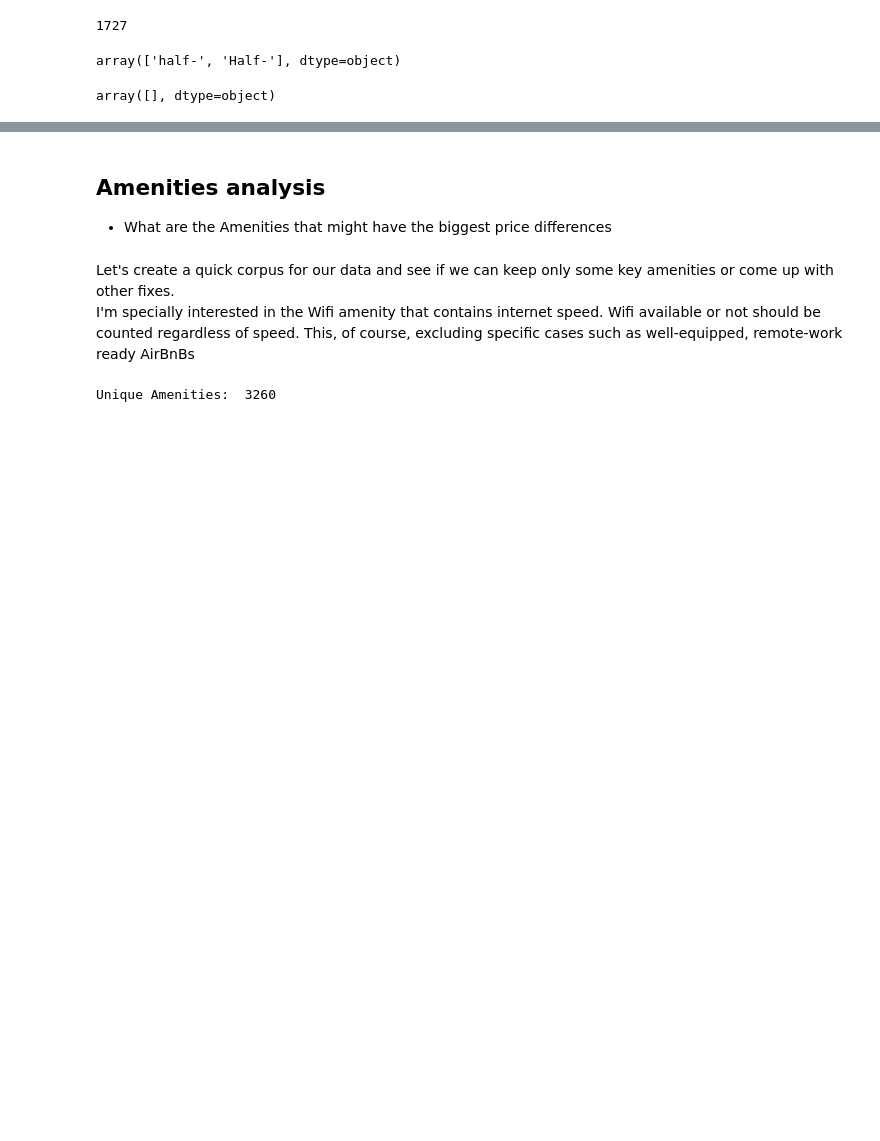
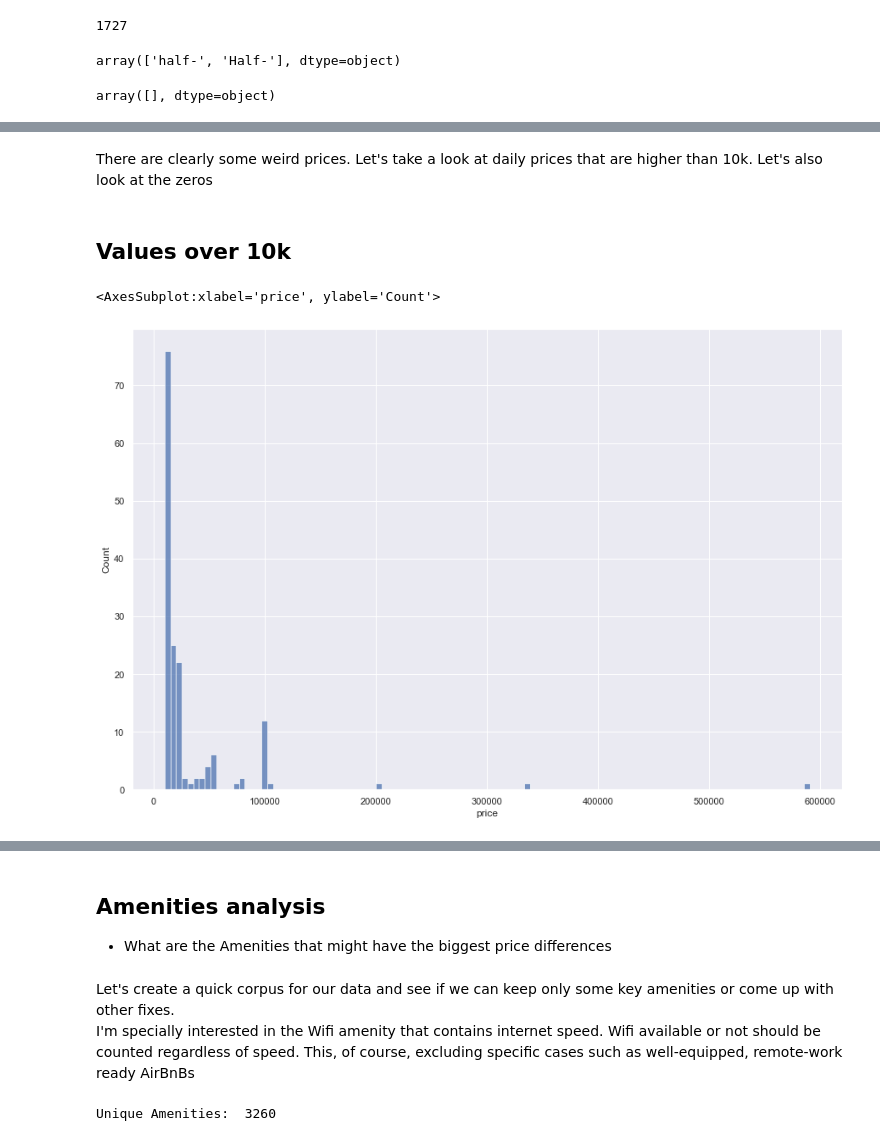
Before and after one commit to bglucca/RioAirBnB, a Jupyter notebook: analysis.ipynb, the cells around one changed output, grey strips where cells are left out. Saved outputs shown, nothing was run; the diff lists cells and outputs as text; code cells hidden in the pictures; blank space fills up the shorter version.

```diff
--- a/analysis.ipynb
+++ b/analysis.ipynb
@@ -297,0 +413,4 @@ df_subset['bathrooms_text'] = df_subset['bathrooms_text'].astype(float)
+# %%
+df_subset['neighbourhood_cleansed'] = df_subset['neighbourhood_cleansed'].apply(unidecode.unidecode)
+
+df_subset['neighbourhood_cleansed'] = df_subset['neighbourhood_cleansed'].str.lower()
@@ -297,0 +439,3 @@ df_subset['bathrooms_text'] = df_subset['bathrooms_text'].astype(float)
+# %%
+# Merging left to avoid losing data in case match is not perfect
+df_subset = df_subset.merge(zones, left_on = 'neighbourhood_cleansed', right_on = 'neighbourhood', indicator = True, how = 'left')
@@ -297,0 +473,10 @@ df_subset['bathrooms_text'] = df_subset['bathrooms_text'].astype(float)
+# %%
+choices = [df_subset['neighbourhood_cleansed'] == 'freguesia (ilha)',
+            df_subset['neighbourhood_cleansed'] == 'sao cristovao',
+            df_subset['neighbourhood_cleansed'] == 'freguesia (jacarepagua)',
+            df_subset['neighbourhood_cleansed'] =='osvaldo cruz',
+            df_subset['neighbourhood_cleansed'] =='mare']
+
+options = ['Norte', 'Central', 'Oeste','Norte','Norte']
+
+df_subset['zone'] = np.select(choices, options,default = df_subset['zone'])
@@ -297,0 +487,3 @@ df_subset['bathrooms_text'] = df_subset['bathrooms_text'].astype(float)
+# %%
+# Dropping
+df_subset.drop(columns = ['neighbourhood','_merge'],inplace = True)
@@ -297,0 +516,10 @@ df_subset['bathrooms_text'] = df_subset['bathrooms_text'].astype(float)
+# %% [markdown]
+There are clearly some weird prices. Let's take a look at daily prices that are higher than 10k.
+Let's also look at the zeros
+# %% [markdown]
+## Values over 10k
+# %%
+sns.histplot(data = df_subset[df_subset['price'] >= 10000], x = 'price')
+# %% [output]
+<AxesSubplot:xlabel='price', ylabel='Count'>
+[figure, added]
```
Also changed, not shown: parts of 72 cells of this notebook.
